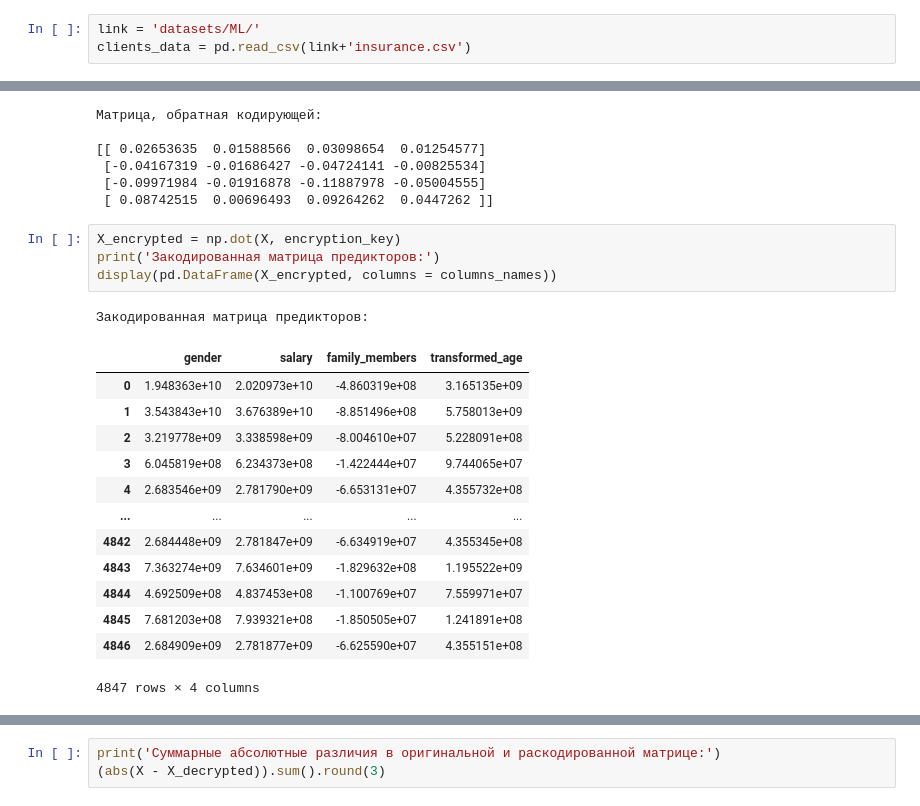
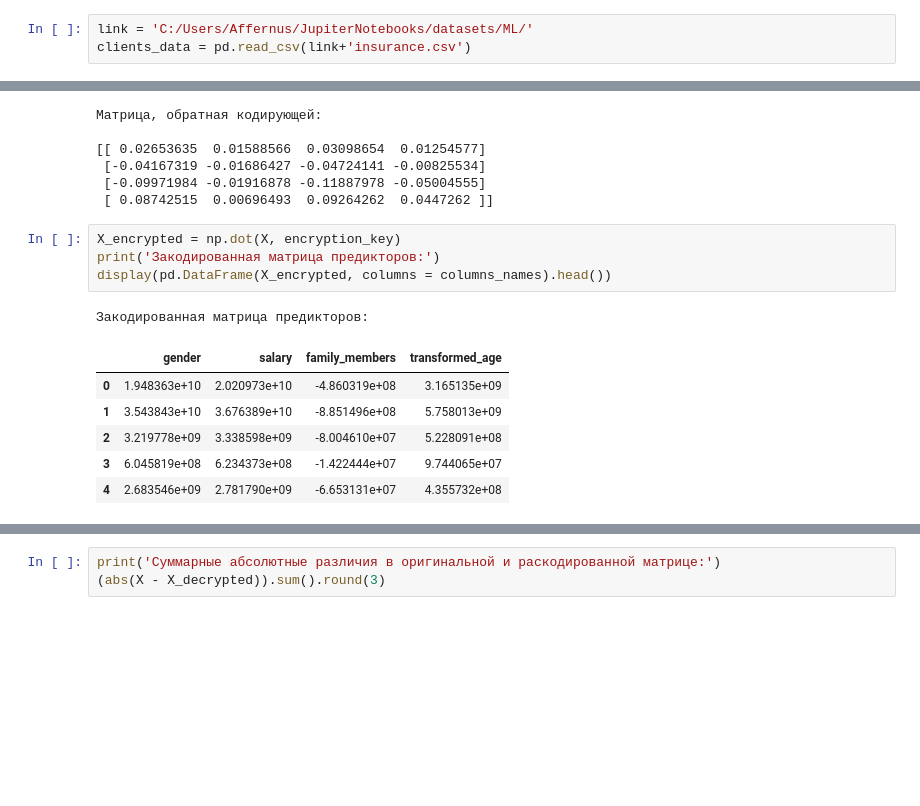
Before and after one commit to Affernus/Data_Science_projects, a Jupyter notebook: Information-security/Information-security.ipynb, the cells around one changed output, grey strips where cells are left out. Drawn from its saved outputs; the diff is of its cells as text; blank space fills up the shorter version.

```diff
--- a/Information-security/Information-security.ipynb
+++ b/Information-security/Information-security.ipynb
@@ -54,7 +52,7 @@ scatter_kws=dict(s=20, marker='o', edgecolors='white', alpha=0.5)
 # %% [markdown]
 <h2 style="color:DodgerBlue">1.1 Загрузка, общая информация о данных</h2>
 # %%
-link = 'datasets/ML/'
+link = 'C:/Users/Affernus/JupiterNotebooks/datasets/ML/'
 clients_data = pd.read_csv(link+'insurance.csv')
 # %%
 clients_data.head()
@@ -333,22 +324,15 @@ print(decryption_key)
 # %%
 X_encrypted = np.dot(X, encryption_key)
 print('Закодированная матрица предикторов:')
-display(pd.DataFrame(X_encrypted, columns = columns_names))
+display(pd.DataFrame(X_encrypted, columns = columns_names).head())
 # %% [output]
 Закодированная матрица предикторов:
 |  | gender | salary | family_members | transformed_age |
 | 0 | 1.948363e+10 | 2.020973e+10 | -4.860319e+08 | 3.165135e+09 |
 | 1 | 3.543843e+10 | 3.676389e+10 | -8.851496e+08 | 5.758013e+09 |
 | 2 | 3.219778e+09 | 3.338598e+09 | -8.004610e+07 | 5.228091e+08 |
 | 3 | 6.045819e+08 | 6.234373e+08 | -1.422444e+07 | 9.744065e+07 |
 | 4 | 2.683546e+09 | 2.781790e+09 | -6.653131e+07 | 4.355732e+08 |
-| ... | ... | ... | ... | ... |
-| 4842 | 2.684448e+09 | 2.781847e+09 | -6.634919e+07 | 4.355345e+08 |
-| 4843 | 7.363274e+09 | 7.634601e+09 | -1.829632e+08 | 1.195522e+09 |
-| 4844 | 4.692509e+08 | 4.837453e+08 | -1.100769e+07 | 7.559971e+07 |
-| 4845 | 7.681203e+08 | 7.939321e+08 | -1.850505e+07 | 1.241891e+08 |
-| 4846 | 2.684909e+09 | 2.781877e+09 | -6.625590e+07 | 4.355151e+08 |
-4847 rows × 4 columns
 # %%
 X_decrypted = np.dot(X_encrypted, decryption_key)
 print('Раскодированная матрица предикторов:')
```
Also changed, not shown: parts of 3 cells of this notebook, 11 other files.
